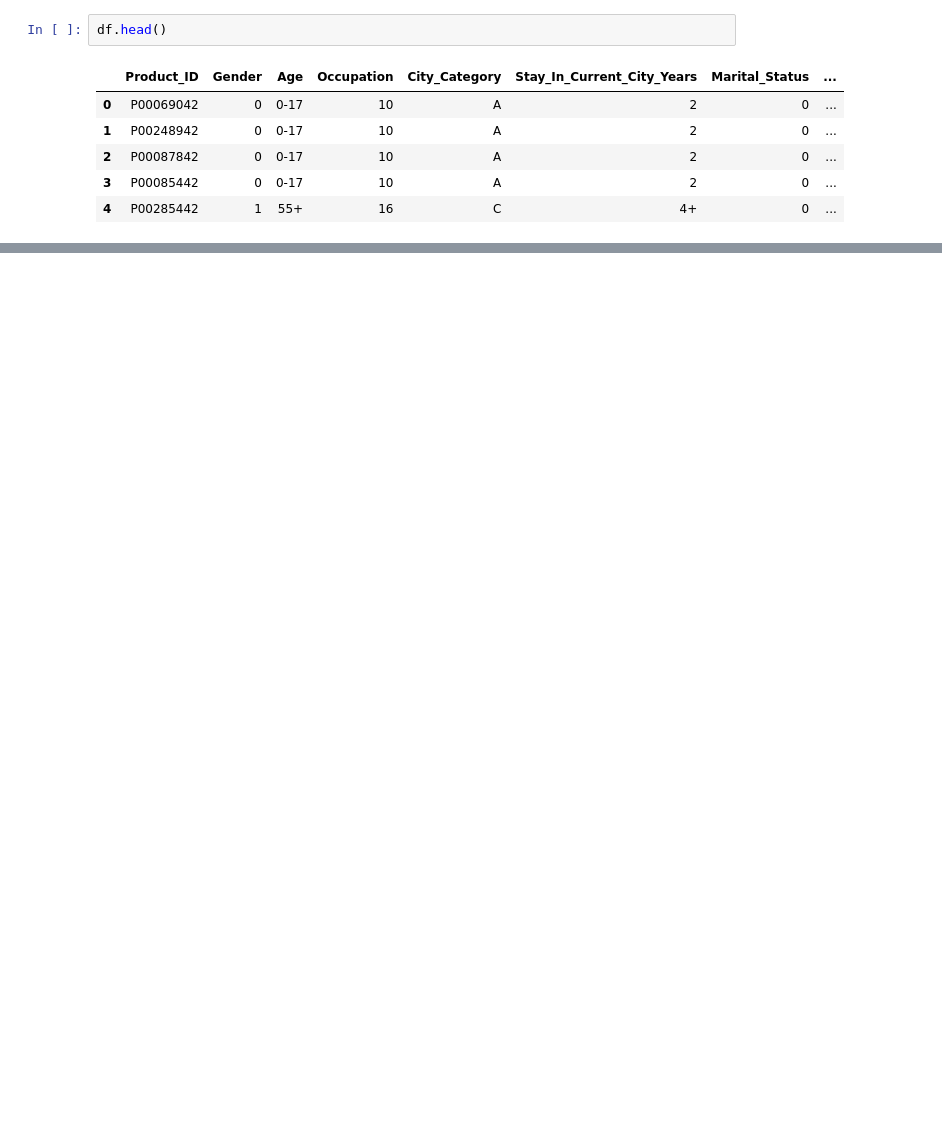
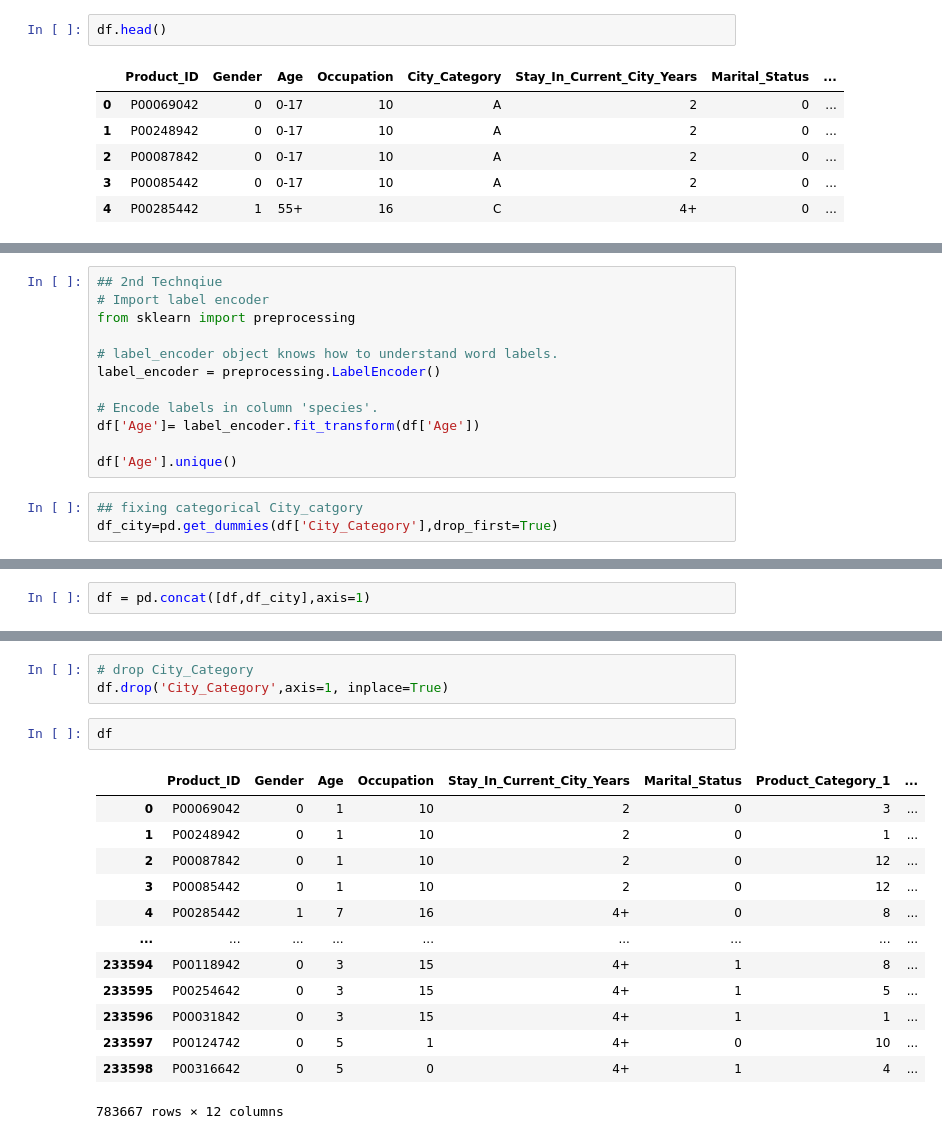
Before and after one commit to Asif26/EDA-And-Feature-Engineering--Black-Friday-Dataset, a Jupyter notebook: Untitled.ipynb, the cells around one changed output, grey strips where cells are left out. Drawn from its saved outputs; the diff is of its cells as text; blank space fills up the shorter version.

```diff
--- a/Untitled.ipynb
+++ b/Untitled.ipynb
@@ -95,0 +113,15 @@ df.head()
+# %%
+## 2nd Technqiue
+# Import label encoder
+from sklearn import preprocessing
+
+# label_encoder object knows how to understand word labels.
+label_encoder = preprocessing.LabelEncoder()
+
+# Encode labels in column 'species'.
+df['Age']= label_encoder.fit_transform(df['Age'])
+
+df['Age'].unique()
+# %%
+## fixing categorical City_catgory
+df_city=pd.get_dummies(df['City_Category'],drop_first=True)
@@ -95,0 +137,2 @@ df.head()
+# %%
+df = pd.concat([df,df_city],axis=1)
@@ -95,0 +148,19 @@ df.head()
+# %%
+# drop City_Category
+df.drop('City_Category',axis=1, inplace=True)
+# %%
+df
+# %% [output]
+|  | Product_ID | Gender | Age | Occupation | Stay_In_Current_City_Years | Marital_Status | Product_Category_1 | ... |
+| 0 | P00069042 | 0 | 1 | 10 | 2 | 0 | 3 | ... |
+| 1 | P00248942 | 0 | 1 | 10 | 2 | 0 | 1 | ... |
+| 2 | P00087842 | 0 | 1 | 10 | 2 | 0 | 12 | ... |
+| 3 | P00085442 | 0 | 1 | 10 | 2 | 0 | 12 | ... |
+| 4 | P00285442 | 1 | 7 | 16 | 4+ | 0 | 8 | ... |
+| ... | ... | ... | ... | ... | ... | ... | ... | ... |
+| 233594 | P00118942 | 0 | 3 | 15 | 4+ | 1 | 8 | ... |
+| 233595 | P00254642 | 0 | 3 | 15 | 4+ | 1 | 5 | ... |
+| 233596 | P00031842 | 0 | 3 | 15 | 4+ | 1 | 1 | ... |
+| 233597 | P00124742 | 0 | 5 | 1 | 4+ | 0 | 10 | ... |
+| 233598 | P00316642 | 0 | 5 | 0 | 4+ | 1 | 4 | ... |
+783667 rows × 12 columns
```
Also changed, not shown: parts of 21 cells of this notebook.
